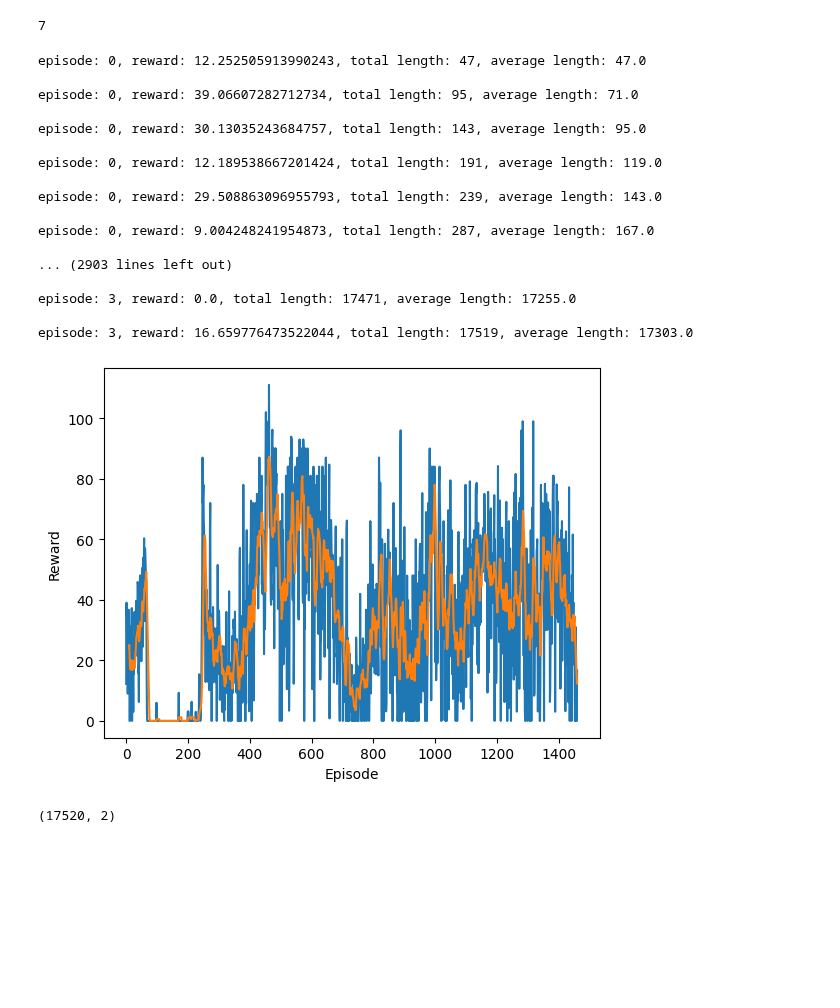
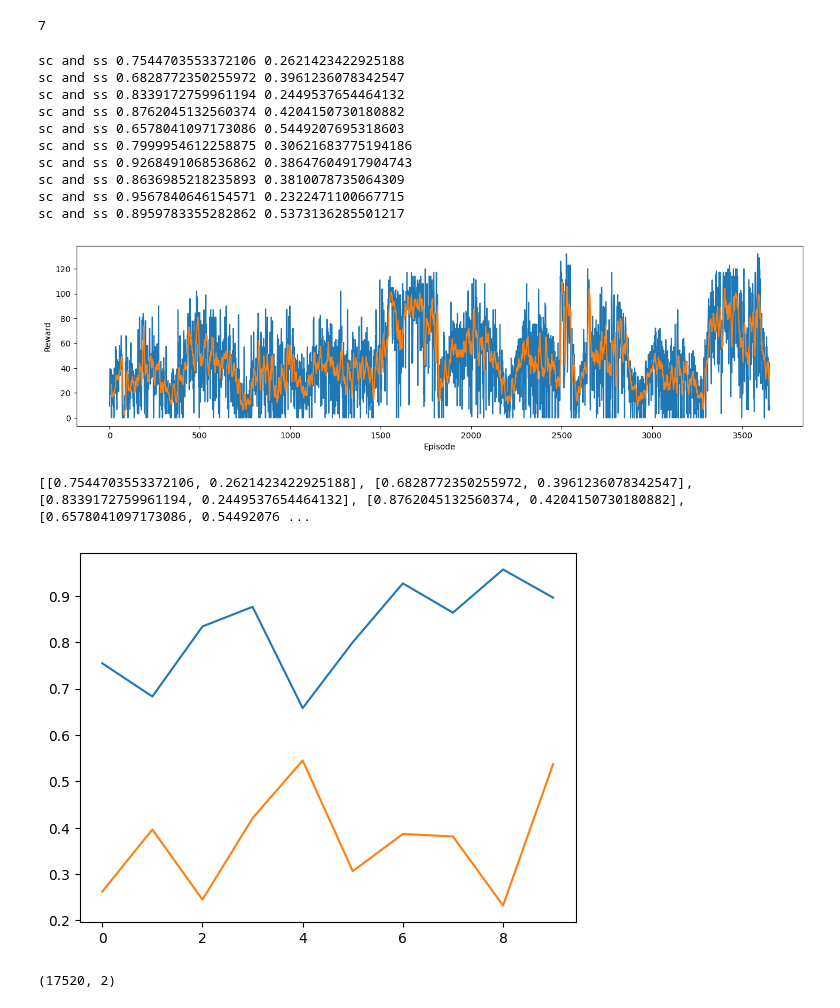
Before and after one commit to JunwookHeo/etc_project, a Jupyter notebook: proc_auggrid/a2c_battery.ipynb, the cells around one changed output. Cells and saved outputs as stored; diff of their text form; code cells hidden in the pictures; blank space fills up the shorter version.

Commit message:
added sc ss plot

```diff
--- a/proc_auggrid/a2c_battery.ipynb
+++ b/proc_auggrid/a2c_battery.ipynb
@@ -38,7 +38,7 @@ df.head()
 # %%
 customers = sorted(df.columns.levels[0])
 data_train = []
-samples = list(range(201, 205)) #[201, 202, 203]
+samples = list(range(201, 211)) #[201, 202, 203]
 
 for s in samples:
     train = df[s][['GG', 'GC']]
@@ -187,6 +188,8 @@ optimizer = optim.Adam(a2c_net.parameters(), lr=1e-4)
 all_lengths = []
 average_lengths = []
 all_rewards = []
+all_sc_ss = []
+
 entropy_term = 0
 
 num_episodes = len(data_train)
@@ -200,6 +203,10 @@ for i_episode in range(num_episodes):
     values = []
     rewards = []
 
+    total_export = 0.0
+    total_pv = 0.0
+    total_ld = 0.0
+
     for i in range(env.data_env.shape[0]):
         value, policy_dist = a2c_net.forward(state)
         value = value.detach().numpy()[0]
@@ -210,11 +217,15 @@ for i_episode in range(num_episodes):
         entropy = -np.sum(dist * np.log(dist + 1e-10))
         new_state, reward, done = env.step(action)
 
-        rewards.append(reward)
+        rewards.append(reward.squeeze(0))
         values.append(value)
         log_probs.append(log_prob)
         entropy_term += entropy
         state = new_state
+
+        total_export += state.numpy()[5] if state.numpy()[5] < 0 else 0
+        total_pv += state.numpy()[0]
+        total_ld += state.numpy()[1]
 
         if done:
             Qval, _ = a2c_net.forward(new_state)
@@ -222,7 +233,7 @@ for i_episode in range(num_episodes):
             all_rewards.append(np.sum(rewards))
             all_lengths.append(i)
             average_lengths.append(np.mean(all_lengths[-10:]))
-            print("episode: {}, reward: {}, total length: {}, average length: {} \n".format(i_episode, np.sum(rewards), i, average_lengths[-1]))
+            # print("episode: {}, reward: {}, total length: {}, average length: {} \n".format(i_episode, np.sum(rewards), i, average_lengths[-1]))
 
             # compute Q values
             Qvals = np.zeros_like(values)
@@ -236,9 +247,9 @@ for i_episode in range(num_episodes):
             log_probs = torch.stack(log_probs)
 
             advantage = Qvals - values
-            actor_loss = (-log_probs * advantage).mean()
+            actor_loss = -(log_probs * advantage).mean()
             critic_loss = 0.5 * advantage.pow(2).mean()
-            ac_loss = actor_loss + critic_loss - 0.001 * entropy_term
+            ac_loss = actor_loss + critic_loss - 0.01 * entropy_term
 
             optimizer.zero_grad()
             ac_loss.backward()
@@ -247,40 +258,41 @@ for i_episode in range(num_episodes):
             log_probs = []
             values = []
             rewards = []
+
+    sc = (total_pv + total_export)/total_pv
+    ss = (total_pv + total_export)/total_ld
+    all_sc_ss.append([sc, ss])
+    print('sc and ss', sc, ss)
 # %% [output]
-episode: 0, reward: 12.252505913990243, total length: 47, average length: 47.0
-
-episode: 0, reward: 39.06607282712734, total length: 95, average length: 71.0
-
-episode: 0, reward: 30.13035243684757, total length: 143, average length: 95.0
-
-episode: 0, reward: 12.189538667201424, total length: 191, average length: 119.0
-
-episode: 0, reward: 29.508863096955793, total length: 239, average length: 143.0
-
-episode: 0, reward: 9.004248241954873, total length: 287, average length: 167.0
-
-... (2903 lines left out)
-
-episode: 3, reward: 0.0, total length: 17471, average length: 17255.0
-
-episode: 3, reward: 16.659776473522044, total length: 17519, average length: 17303.0
+sc and ss 0.7544703553372106 0.2621423422925188
+sc and ss 0.6828772350255972 0.3961236078342547
+sc and ss 0.8339172759961194 0.2449537654464132
+sc and ss 0.8762045132560374 0.4204150730180882
+sc and ss 0.6578041097173086 0.5449207695318603
+sc and ss 0.7999954612258875 0.30621683775194186
+sc and ss 0.9268491068536862 0.38647604917904743
+sc and ss 0.8636985218235893 0.3810078735064309
+sc and ss 0.9567840646154571 0.2322471100667715
+sc and ss 0.8959783355282862 0.5373136285501217
 # %%
 # Plot results
 smoothed_rewards = pd.Series.rolling(pd.Series(all_rewards), 10).mean()
 smoothed_rewards = [elem for elem in smoothed_rewards]
+plt.figure(figsize=(16, 4))
 plt.plot(all_rewards)
 plt.plot(smoothed_rewards)
 plt.plot()
 plt.xlabel('Episode')
 plt.ylabel('Reward')
 plt.show()
 
-# plt.plot(all_lengths)
-# plt.plot(average_lengths)
-# plt.xlabel('Episode')
-# plt.ylabel('Episode length')
+print(all_sc_ss)
+plt.plot(np.array(all_sc_ss)[:, 0])
+plt.plot(np.array(all_sc_ss)[:, 1])
+plt.show()
 # %% [output]
-[figure, old version]
+[figure, new version]
+[[0.7544703553372106, 0.2621423422925188], [0.6828772350255972, 0.3961236078342547], [0.8339172759961194, 0.2449537654464132], [0.8762045132560374, 0.4204150730180882], [0.6578041097173086, 0.54492076 ...
+[figure, added]
 # %%
 customers = sorted(df.columns.levels[0])
```
Also changed, not shown: parts of 6 cells of this notebook, 6 other files.
